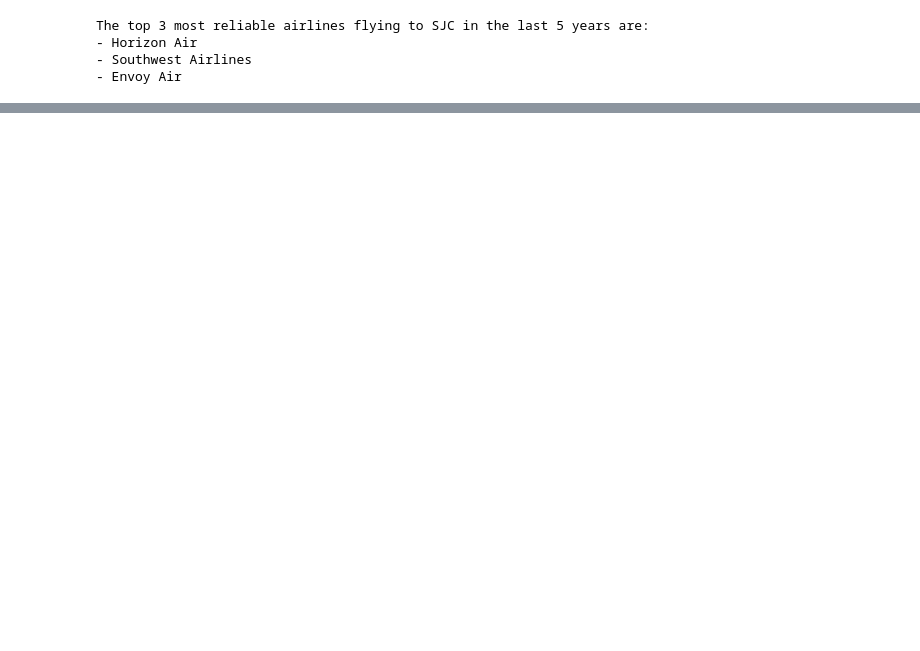
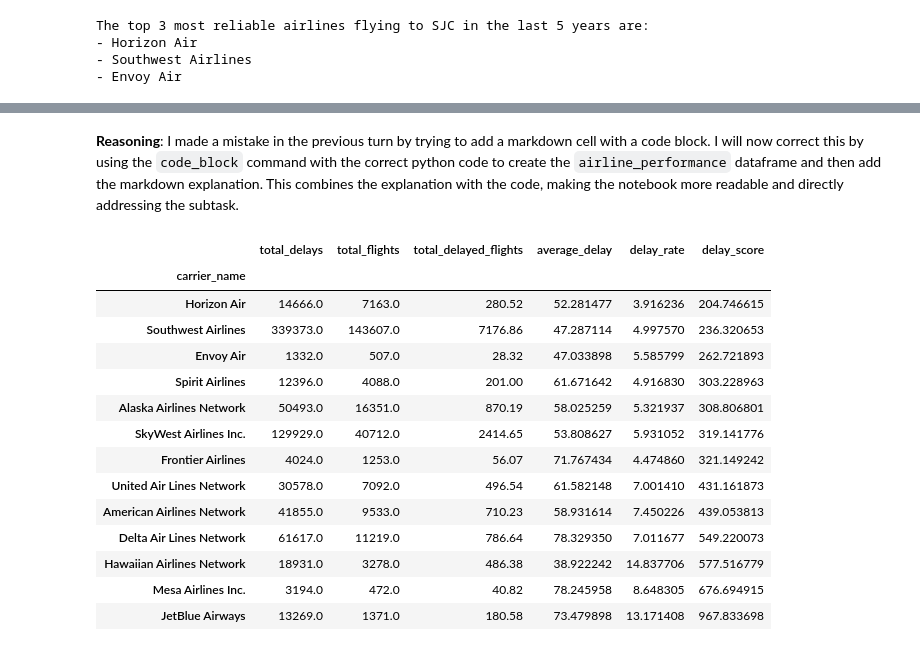
Before and after one commit to ugeshe/Reliable_Airline_to_Bay_Area, a Jupyter notebook: Dallas_SanJose_.ipynb, the cells around one changed output, grey strips where cells are left out. Cells and saved outputs as stored; diff of their text form; code cells hidden in the pictures; blank space fills up the shorter version.

```diff
--- a/Dallas_SanJose_.ipynb
+++ b/Dallas_SanJose_.ipynb
@@ -212,0 +229,18 @@ The top 3 most reliable airlines flying to SJC in the last 5 years are:
+# %%
+# Load the dataset
+df = pd.read_csv('/content/drive/MyDrive/Job_Search/On_Time_Airlines_Dallas_San_Jose/ot_delaycause1_DL/Airline_Delay_Cause.csv')
+
+# Filter for SJC airport
+sjc_df = df[df['airport'] == 'SJC']
+
+# Filter for the last 5 years (2020 onwards)
+sjc_df_last_5_years = sjc_df[sjc_df['year'] >= 2020]
+
+# Remove inactive airline 'Compass Airlines'
+sjc_df_last_5_years = sjc_df_last_5_years[sjc_df_last_5_years['carrier_name'] != 'Compass Airlines']
+
+# Select relevant columns
+sjc_df_cleaned = sjc_df_last_5_years[['year', 'month', 'carrier', 'carrier_name', 'airport', 'airport_name', 'arr_flights', 'carrier_ct', 'carrier_delay']]
+
+# Display the first few rows of the cleaned DataFrame
+display(sjc_df_cleaned.head())
@@ -212,0 +279,55 @@ The top 3 most reliable airlines flying to SJC in the last 5 years are:
+# %% [markdown]
+**Reasoning**:
+I made a mistake in the previous turn by trying to add a markdown cell with a code block. I will now correct this by using the `code_block` command with the correct python code to create the `airline_performance` dataframe and then add the markdown explanation. This combines the explanation with the code, making the notebook more readable and directly addressing the subtask.
+# %%
+import plotly.express as px
+
+# Add a markdown cell to explain the performance metrics.
+# In a real notebook, this would be a separate markdown cell.
+# For this environment, we will add it as a comment.
+
+### Evaluating Airline Reliability
+# To determine the most reliable airlines, we will calculate three key metrics from the cleaned data.
+# Each metric provides a different perspective on an airline's performance,
+# and together they offer a comprehensive view of reliability.
+
+# *   **Average Delay (`average_delay`)**: This metric represents the average duration of a delay for a particular airline.
+#     It is calculated by dividing the total delay time by the total number of delayed flights.
+#     A lower average delay time indicates that when a flight is delayed, it is typically not for a long period.
+
+# *   **Delay Rate (`delay_rate`)**: This metric shows the percentage of an airline's flights that were delayed.
+#     It is calculated by dividing the total number of delayed flights by the total number of arriving flights and multiplying by 100.
+#     A lower delay rate suggests that the airline is more punctual and has fewer delayed flights overall.
+
+# *   **Delay Score (`delay_score`)**: This is a composite score that provides a balanced measure of an airline's overall reliability.
+#     It is calculated by multiplying the `average_delay` by the `delay_rate`.
+#     This score penalizes airlines that have either very long delays or a high frequency of delays.
+#     A lower delay score is better, indicating a more reliable airline.
+
+airline_performance = sjc_df_last_5_years.groupby('carrier_name').agg(
+    total_delays=('carrier_delay', 'sum'),
+    total_flights=('arr_flights', 'sum'),
+    total_delayed_flights=('carrier_ct', 'sum')
+)
+
+airline_performance['average_delay'] = airline_performance['total_delays'] / airline_performance['total_delayed_flights']
+airline_performance['delay_rate'] = (airline_performance['total_delayed_flights'] / airline_performance['total_flights']) * 100
+airline_performance['delay_score'] = airline_performance['average_delay'] * airline_performance['delay_rate']
+
+display(airline_performance.sort_values(by='delay_score'))
+# %% [output]
+|  | total_delays | total_flights | total_delayed_flights | average_delay | delay_rate | delay_score |
+| carrier_name |  |  |  |  |  |  |
+| Horizon Air | 14666.0 | 7163.0 | 280.52 | 52.281477 | 3.916236 | 204.746615 |
+| Southwest Airlines | 339373.0 | 143607.0 | 7176.86 | 47.287114 | 4.997570 | 236.320653 |
+| Envoy Air | 1332.0 | 507.0 | 28.32 | 47.033898 | 5.585799 | 262.721893 |
+| Spirit Airlines | 12396.0 | 4088.0 | 201.00 | 61.671642 | 4.916830 | 303.228963 |
+| Alaska Airlines Network | 50493.0 | 16351.0 | 870.19 | 58.025259 | 5.321937 | 308.806801 |
+| SkyWest Airlines Inc. | 129929.0 | 40712.0 | 2414.65 | 53.808627 | 5.931052 | 319.141776 |
+| Frontier Airlines | 4024.0 | 1253.0 | 56.07 | 71.767434 | 4.474860 | 321.149242 |
+| United Air Lines Network | 30578.0 | 7092.0 | 496.54 | 61.582148 | 7.001410 | 431.161873 |
+| American Airlines Network | 41855.0 | 9533.0 | 710.23 | 58.931614 | 7.450226 | 439.053813 |
+| Delta Air Lines Network | 61617.0 | 11219.0 | 786.64 | 78.329350 | 7.011677 | 549.220073 |
+| Hawaiian Airlines Network | 18931.0 | 3278.0 | 486.38 | 38.922242 | 14.837706 | 577.516779 |
+| Mesa Airlines Inc. | 3194.0 | 472.0 | 40.82 | 78.245958 | 8.648305 | 676.694915 |
+| JetBlue Airways | 13269.0 | 1371.0 | 180.58 | 73.479898 | 13.171408 | 967.833698 |
```
Also changed, not shown: parts of 22 cells of this notebook.
